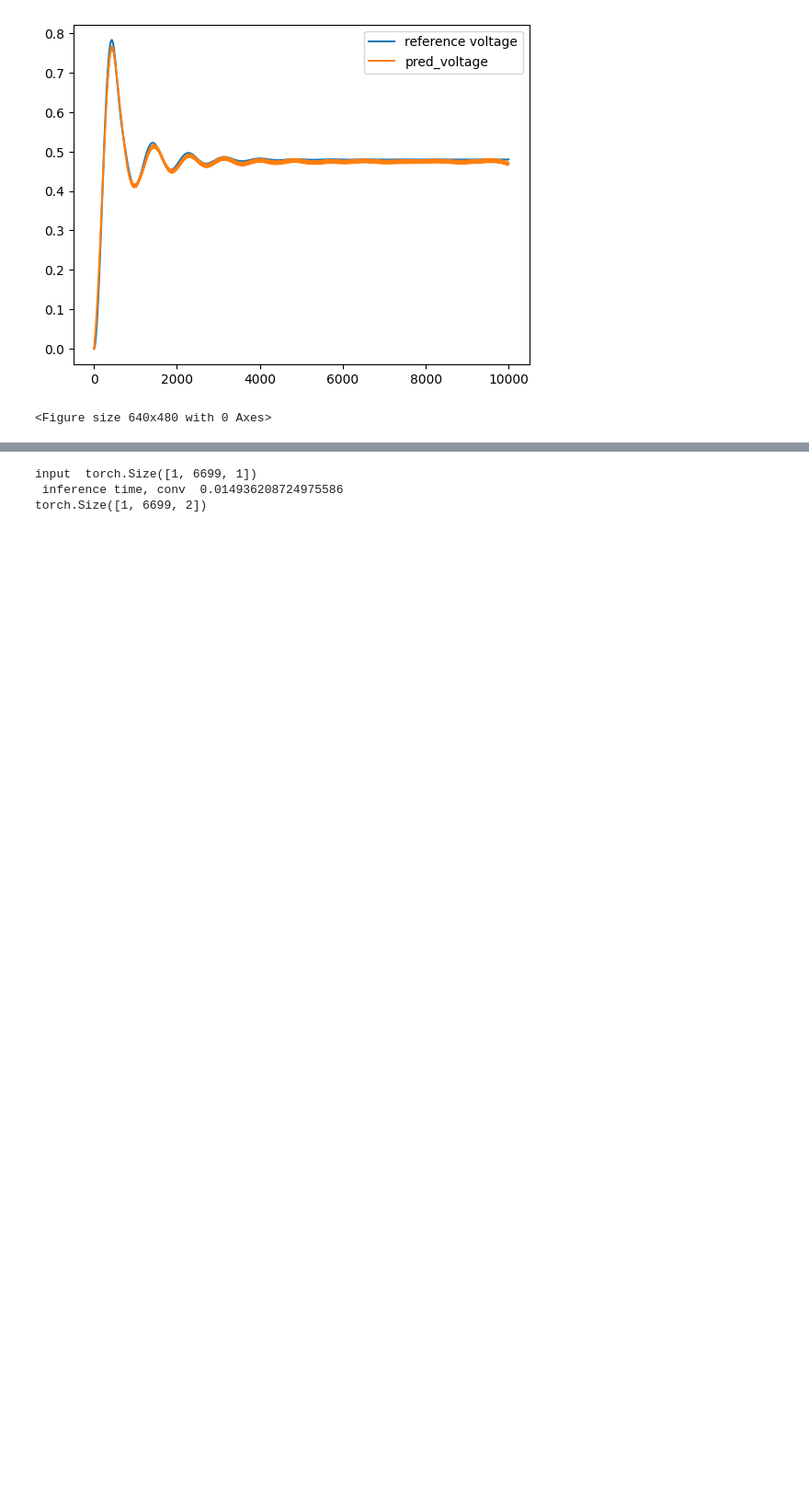
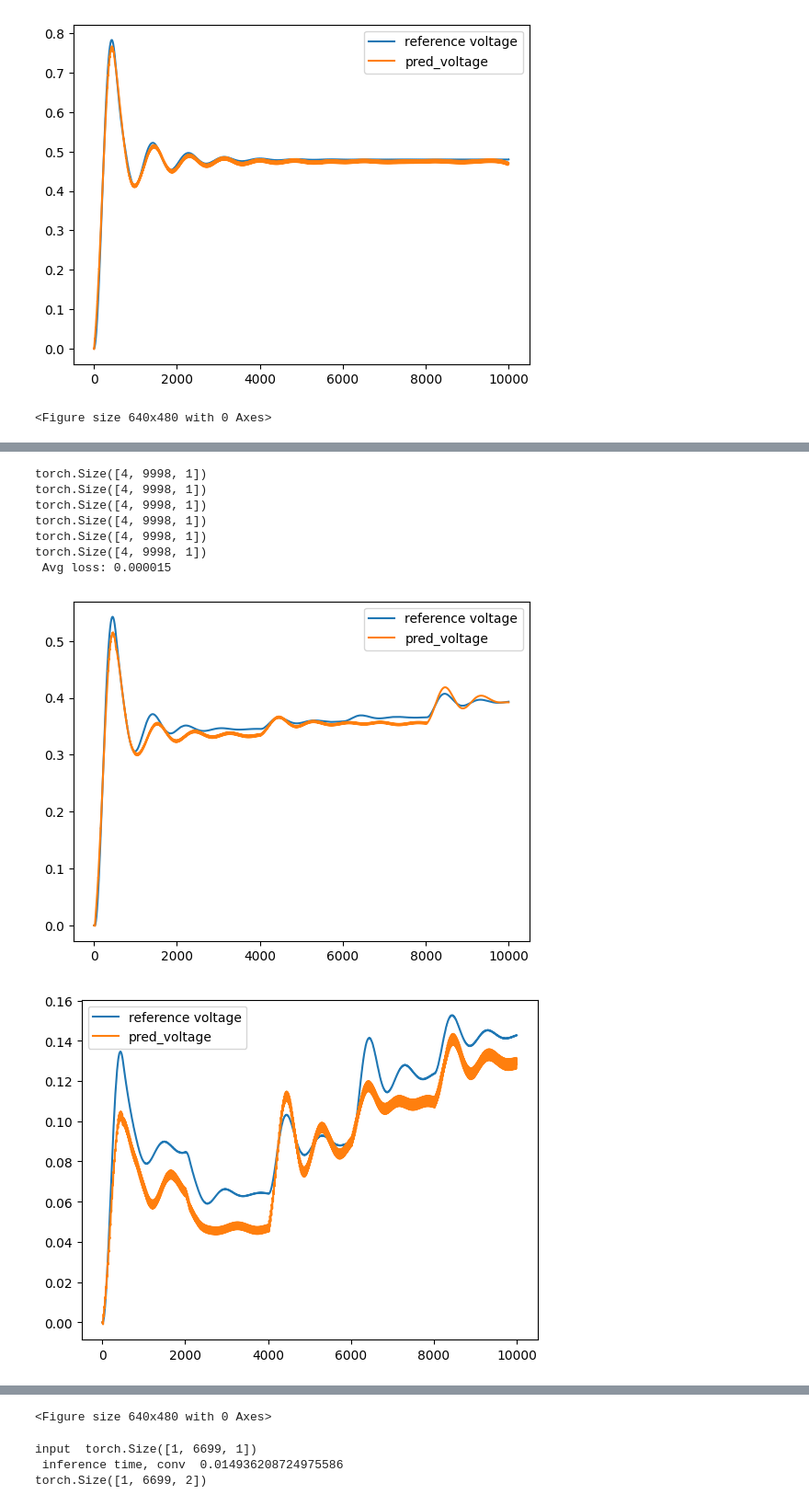
Before and after one commit to czuniga76/S4Model_Tests, a Jupyter notebook: SSSMforcircuits.ipynb, the cells around one changed output, grey strips where cells are left out. Shown at 92% size. Drawn from its saved outputs; the diff is of its cells as text; code cells hidden in the pictures; blank space fills up the shorter version.

```diff
--- a/SSSMforcircuits.ipynb
+++ b/SSSMforcircuits.ipynb
@@ -591,0 +599,2 @@ torch.Size([4, 9999, 1])
+# %%
+s4model = torch.load(direc+"s4LinearEDres_n32_dmodel2_L9999_bucket.mod",weights_only=False)
@@ -591,0 +629,35 @@ torch.Size([4, 9999, 1])
+# %%
+X_train = X_train/xmax
+X_val = X_val/xmax
+X_test = X_test/xmax
+y_train = y_train/ymax
+y_val = y_val/ymax
+y_test = y_test/ymax
+
+train_dataset = CircuitDataset(X_train,y_train)
+val_dataset = CircuitDataset(X_val,y_val)
+test_dataset = CircuitDataset(X_test,y_test)
+for X,y in train_dataset:
+  print(" Dataset ", X.shape,y.shape,X.dtype)
+  break
+batch_size = 8
+
+train_dataloader = torch.utils.data.DataLoader(
+            train_dataset,
+            batch_size=batch_size,
+            shuffle=True,
+)
+val_dataloader = torch.utils.data.DataLoader(
+            val_dataset,
+            batch_size=batch_size,
+            shuffle=True,
+)
+test_dataloader = torch.utils.data.DataLoader(
+            test_dataset,
+            batch_size=4,
+            shuffle=True,
+)
+
+print(" test ")
+for X,y in test_dataloader:
+  print(X.shape,y.shape)
@@ -591,0 +682,12 @@ torch.Size([4, 9999, 1])
+# %%
+eval_loop(test_dataloader, s4model, loss_fn, device)
+# %% [output]
+torch.Size([4, 9998, 1])
+torch.Size([4, 9998, 1])
+torch.Size([4, 9998, 1])
+torch.Size([4, 9998, 1])
+torch.Size([4, 9998, 1])
+torch.Size([4, 9998, 1])
+ Avg loss: 0.000015
+[figure, added]
+[figure, added]
@@ -592,3 +698,4 @@ torch.Size([4, 9999, 1])
+<Figure size 640x480 with 0 Axes>
 # %%
 #### Mamba model, in progress.
 
```
Also changed, not shown: parts of 4 cells of this notebook.
